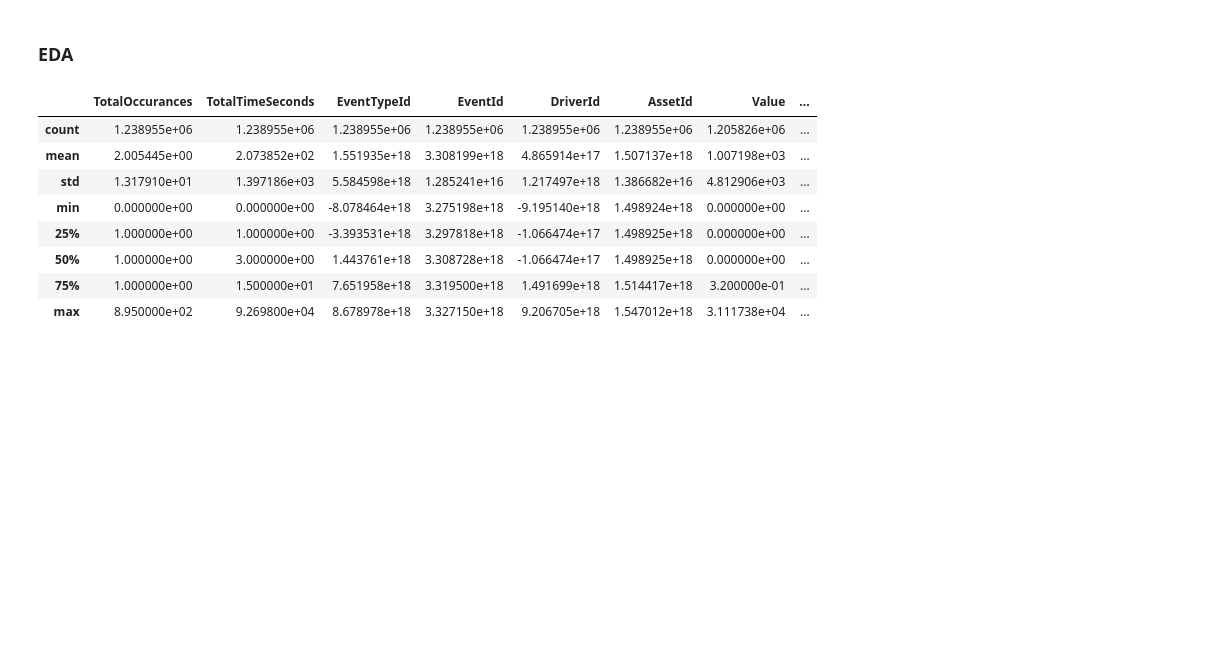
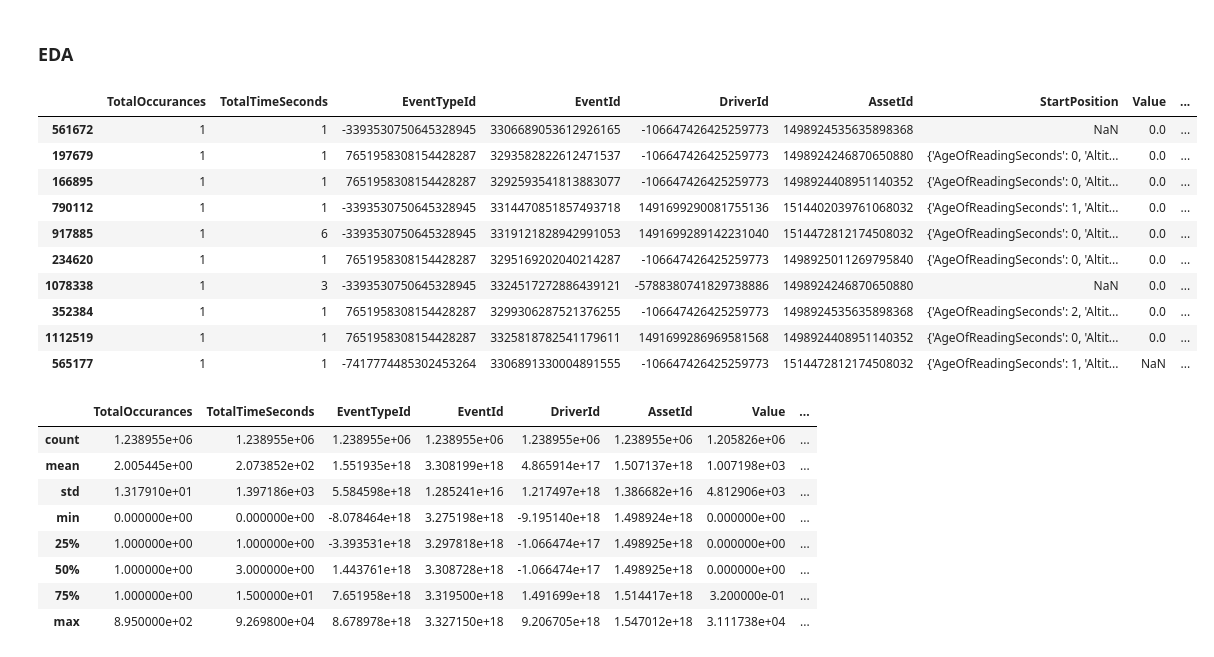
Before and after one commit to marcelopborges/telemetry-validation, a Jupyter notebook: reports/events/events.ipynb, the cells around one changed output. Cells and saved outputs as stored; diff of their text form; code cells hidden in the pictures; blank space fills up the shorter version.

Commit message:
Criação do estudo de Eventos

```diff
--- a/reports/events/events.ipynb
+++ b/reports/events/events.ipynb
@@ -12,38 +13,26 @@ from google.cloud import storage
 import re
 # %% [markdown]
 ### Events
-# %%
-def duck_to_pandas(database_path, query):
-    """
-    Conecta ao DuckDB, executa a consulta SQL fornecida e retorna os resultados como um DataFrame do pandas.
-
-    Args:
-    - database_path (str): O caminho para o arquivo do banco de dados DuckDB.
-    - query (str): A consulta SQL a ser executada.
-
-    Returns:
-    - pd.DataFrame: DataFrame contendo os resultados da consulta SQL.
-    """
-    try:
-        # Conectar ao banco de dados DuckDB
-        con = duckdb.connect(database=database_path, read_only=False)
-
-        # Executar a consulta SQL e carregar os resultados em um DataFrame do pandas
-        df = con.execute(query).df()
-
-        # Fechar a conexão
-        con.close()
-
-        return df
-    except Exception as e:
-        print(f"Erro ao executar a consulta: {e}")
-        return None
 # %%
 database_path = '/home/marcelo-borges/Documentos/Projetos/SIAN/laboratory/telemetry-validation/db/telemetria.duckdb'
 query = "SELECT * FROM events"
 df_events = duck_to_pandas(database_path, query)
 # %% [markdown]
 ### EDA
+# %%
+df_events.sample(10)
+# %% [output]
+|  | TotalOccurances | TotalTimeSeconds | EventTypeId | EventId | DriverId | AssetId | StartPosition | Value | ... |
+| 561672 | 1 | 1 | -3393530750645328945 | 3306689053612926165 | -106647426425259773 | 1498924535635898368 | NaN | 0.0 | ... |
+| 197679 | 1 | 1 | 7651958308154428287 | 3293582822612471537 | -106647426425259773 | 1498924246870650880 | {'AgeOfReadingSeconds': 0, 'Altit... | 0.0 | ... |
+| 166895 | 1 | 1 | 7651958308154428287 | 3292593541813883077 | -106647426425259773 | 1498924408951140352 | {'AgeOfReadingSeconds': 0, 'Altit... | 0.0 | ... |
+| 790112 | 1 | 1 | -3393530750645328945 | 3314470851857493718 | 1491699290081755136 | 1514402039761068032 | {'AgeOfReadingSeconds': 1, 'Altit... | 0.0 | ... |
+| 917885 | 1 | 6 | -3393530750645328945 | 3319121828942991053 | 1491699289142231040 | 1514472812174508032 | {'AgeOfReadingSeconds': 0, 'Altit... | 0.0 | ... |
+| 234620 | 1 | 1 | 7651958308154428287 | 3295169202040214287 | -106647426425259773 | 1498925011269795840 | {'AgeOfReadingSeconds': 0, 'Altit... | 0.0 | ... |
+| 1078338 | 1 | 3 | -3393530750645328945 | 3324517272886439121 | -5788380741829738886 | 1498924246870650880 | NaN | 0.0 | ... |
+| 352384 | 1 | 1 | 7651958308154428287 | 3299306287521376255 | -106647426425259773 | 1498924535635898368 | {'AgeOfReadingSeconds': 2, 'Altit... | 0.0 | ... |
+| 1112519 | 1 | 1 | 7651958308154428287 | 3325818782541179611 | 1491699286969581568 | 1498924408951140352 | {'AgeOfReadingSeconds': 0, 'Altit... | 0.0 | ... |
+| 565177 | 1 | 1 | -7417774485302453264 | 3306891330004891555 | -106647426425259773 | 1514472812174508032 | {'AgeOfReadingSeconds': 1, 'Altit... | NaN | ... |
 # %%
 df_events.describe()
 # %% [output]
```
Also changed, not shown: parts of 19 cells of this notebook, 2 other files.
